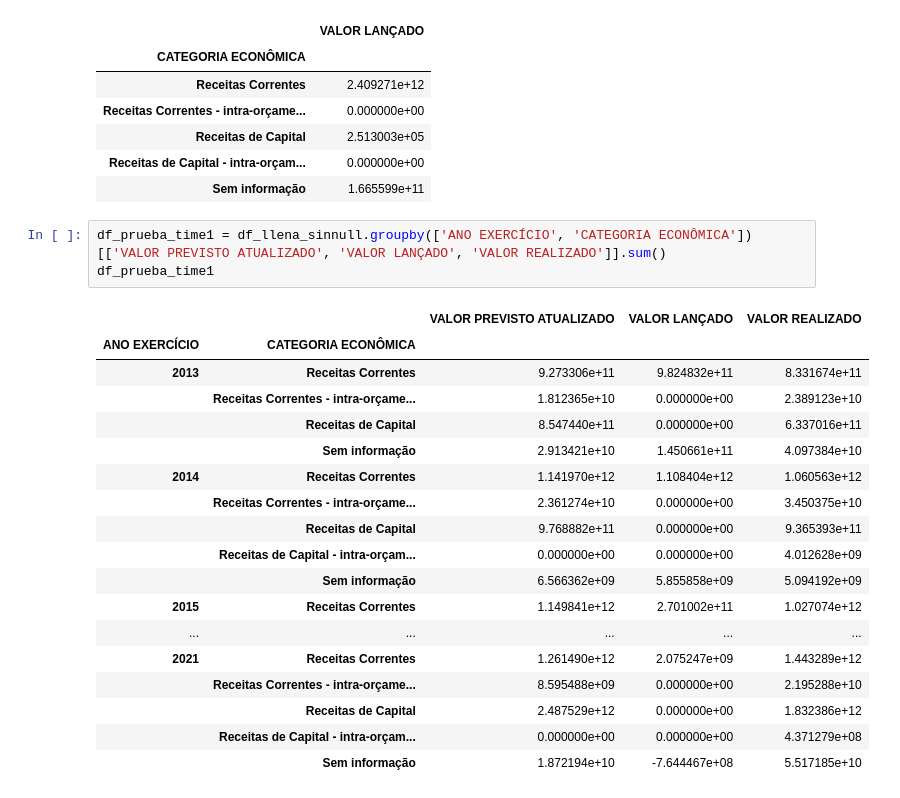
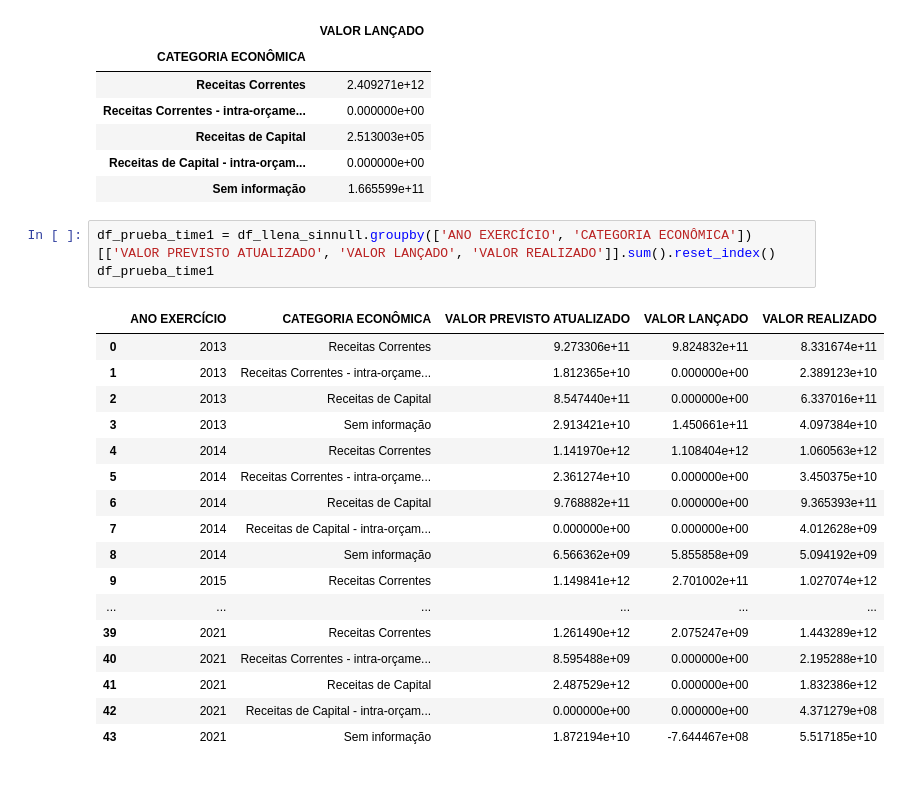
Before and after one commit to ngcarvajall/Proyecto2-EDA-Ingresos-Publicos-Brasil, a Jupyter notebook: jupyter/Exploración.ipynb, the cells around one changed output. Saved outputs shown, nothing was run; the diff lists cells and outputs as text.

```diff
--- a/jupyter/Exploración.ipynb
+++ b/jupyter/Exploración.ipynb
@@ -173,24 +183,23 @@ df_llena_sinnull.groupby('CATEGORIA ECONÔMICA')[['VALOR LANÇADO']].sum()
 | Receitas de Capital - intra-orçam... | 0.000000e+00 |
 | Sem informação | 1.665599e+11 |
 # %%
-df_prueba_time1 = df_llena_sinnull.groupby(['ANO EXERCÍCIO', 'CATEGORIA ECONÔMICA'])[['VALOR PREVISTO ATUALIZADO', 'VALOR LANÇADO', 'VALOR REALIZADO']].sum()
+df_prueba_time1 = df_llena_sinnull.groupby(['ANO EXERCÍCIO', 'CATEGORIA ECONÔMICA'])[['VALOR PREVISTO ATUALIZADO', 'VALOR LANÇADO', 'VALOR REALIZADO']].sum().reset_index()
 df_prueba_time1
 # %% [output]
-|  |  | VALOR PREVISTO ATUALIZADO | VALOR LANÇADO | VALOR REALIZADO |
-| ANO EXERCÍCIO | CATEGORIA ECONÔMICA |  |  |  |
-| 2013 | Receitas Correntes | 9.273306e+11 | 9.824832e+11 | 8.331674e+11 |
-|  | Receitas Correntes - intra-orçame... | 1.812365e+10 | 0.000000e+00 | 2.389123e+10 |
-|  | Receitas de Capital | 8.547440e+11 | 0.000000e+00 | 6.337016e+11 |
-|  | Sem informação | 2.913421e+10 | 1.450661e+11 | 4.097384e+10 |
-| 2014 | Receitas Correntes | 1.141970e+12 | 1.108404e+12 | 1.060563e+12 |
-|  | Receitas Correntes - intra-orçame... | 2.361274e+10 | 0.000000e+00 | 3.450375e+10 |
-|  | Receitas de Capital | 9.768882e+11 | 0.000000e+00 | 9.365393e+11 |
-|  | Receitas de Capital - intra-orçam... | 0.000000e+00 | 0.000000e+00 | 4.012628e+09 |
-|  | Sem informação | 6.566362e+09 | 5.855858e+09 | 5.094192e+09 |
-| 2015 | Receitas Correntes | 1.149841e+12 | 2.701002e+11 | 1.027074e+12 |
-| ... | ... | ... | ... | ... |
-| 2021 | Receitas Correntes | 1.261490e+12 | 2.075247e+09 | 1.443289e+12 |
-|  | Receitas Correntes - intra-orçame... | 8.595488e+09 | 0.000000e+00 | 2.195288e+10 |
-|  | Receitas de Capital | 2.487529e+12 | 0.000000e+00 | 1.832386e+12 |
-|  | Receitas de Capital - intra-orçam... | 0.000000e+00 | 0.000000e+00 | 4.371279e+08 |
-|  | Sem informação | 1.872194e+10 | -7.644467e+08 | 5.517185e+10 |
+|  | ANO EXERCÍCIO | CATEGORIA ECONÔMICA | VALOR PREVISTO ATUALIZADO | VALOR LANÇADO | VALOR REALIZADO |
+| 0 | 2013 | Receitas Correntes | 9.273306e+11 | 9.824832e+11 | 8.331674e+11 |
+| 1 | 2013 | Receitas Correntes - intra-orçame... | 1.812365e+10 | 0.000000e+00 | 2.389123e+10 |
+| 2 | 2013 | Receitas de Capital | 8.547440e+11 | 0.000000e+00 | 6.337016e+11 |
+| 3 | 2013 | Sem informação | 2.913421e+10 | 1.450661e+11 | 4.097384e+10 |
+| 4 | 2014 | Receitas Correntes | 1.141970e+12 | 1.108404e+12 | 1.060563e+12 |
+| 5 | 2014 | Receitas Correntes - intra-orçame... | 2.361274e+10 | 0.000000e+00 | 3.450375e+10 |
+| 6 | 2014 | Receitas de Capital | 9.768882e+11 | 0.000000e+00 | 9.365393e+11 |
+| 7 | 2014 | Receitas de Capital - intra-orçam... | 0.000000e+00 | 0.000000e+00 | 4.012628e+09 |
+| 8 | 2014 | Sem informação | 6.566362e+09 | 5.855858e+09 | 5.094192e+09 |
+| 9 | 2015 | Receitas Correntes | 1.149841e+12 | 2.701002e+11 | 1.027074e+12 |
+| ... | ... | ... | ... | ... | ... |
+| 39 | 2021 | Receitas Correntes | 1.261490e+12 | 2.075247e+09 | 1.443289e+12 |
+| 40 | 2021 | Receitas Correntes - intra-orçame... | 8.595488e+09 | 0.000000e+00 | 2.195288e+10 |
+| 41 | 2021 | Receitas de Capital | 2.487529e+12 | 0.000000e+00 | 1.832386e+12 |
+| 42 | 2021 | Receitas de Capital - intra-orçam... | 0.000000e+00 | 0.000000e+00 | 4.371279e+08 |
+| 43 | 2021 | Sem informação | 1.872194e+10 | -7.644467e+08 | 5.517185e+10 |
```
Also changed, not shown: parts of 24 cells of this notebook.
